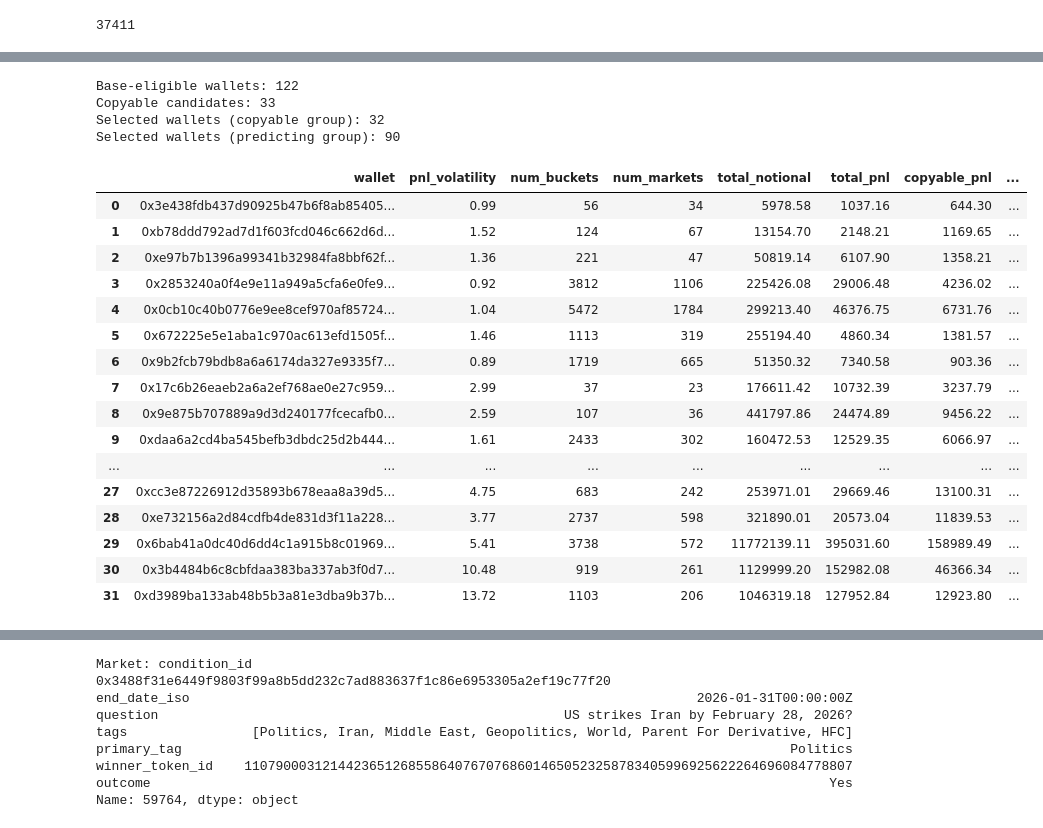
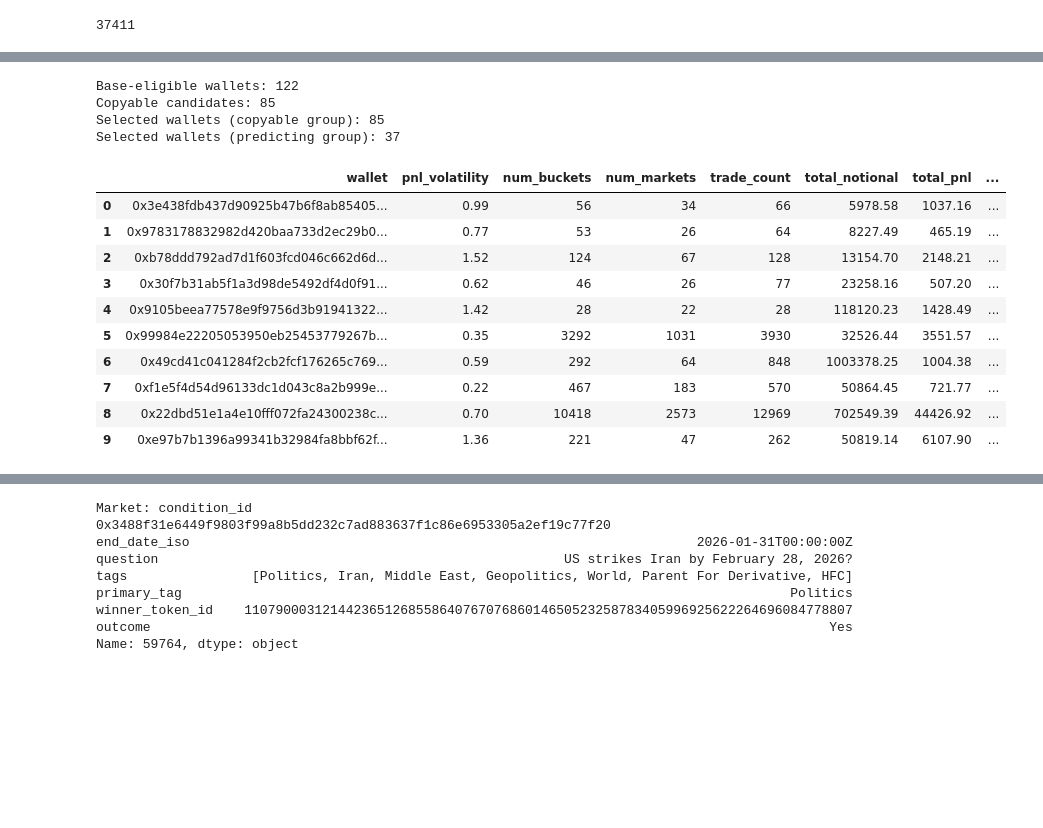
Before and after one commit to vobornij/polymarket, a Jupyter notebook: notebooks/flow/stage1_wallet_strategy_selection.ipynb, the cells around one changed output, grey strips where cells are left out. Cells and saved outputs as stored; diff of their text form; code cells hidden in the pictures; blank space fills up the shorter version.

```diff
--- a/notebooks/flow/stage1_wallet_strategy_selection.ipynb
+++ b/notebooks/flow/stage1_wallet_strategy_selection.ipynb
@@ -429,8 +426,9 @@ eligible_base['predicting_final_score'] = eligible_base['predictability_score']
 copyable_mask = (
     (eligible_base['copyable_pnl'] > 0)
     # & (eligible_base['copyable_pnl_factor'] >= 0.1)
-    & (eligible_base['copyable_roi'] >= 0.03)
-    & (eligible_base['median_roi'] >= 0.00)
+    # & (eligible_base['copyable_roi'] >= 0.01)
+    # & (eligible_base['median_roi'] >= 0.00)
+    # & (eligible_base['average_roi'] >= 0.04)
     # & (
     #     eligible_base['max_copyable_drawdown_to_copyable_pnl']
     #     .fillna(eligible_base['max_drawdown_to_pnl'])
@@ -458,11 +456,7 @@ copyable_candidates['final_score'] = (
 )
 
 wallet_cohorts['copyable_group'] = (
-    copyable_candidates[
-        (copyable_candidates['copyable_score'] >= COPYABLE_SCORE_MIN)
-        # & (copyable_candidates['final_score'] >= COPYABLE_FINAL_SCORE_MIN)
-        # & (copyable_candidates['predicting_final_score'] >= PREDICTING_SCORE_MIN)
-    ]
+    copyable_candidates
     .sort_values('final_score', ascending=False)
     .reset_index(drop=True)
 )
@@ -470,51 +464,45 @@ wallet_cohorts['copyable_group'] = (
 predicting_pool = eligible_base[
     ~eligible_base['wallet'].isin(wallet_cohorts['copyable_group']['wallet'])
 ].copy()
 wallet_cohorts['predicting_group'] = (
     predicting_pool
     # predicting_pool[predicting_pool['predicting_final_score'] >= PREDICTING_SCORE_MIN]
     .sort_values('predicting_final_score', ascending=False)
     .reset_index(drop=True)
 )
 
 if wallet_cohorts['copyable_group'].empty:
     raise ValueError('No wallets passed copyable-group thresholds.')
 if wallet_cohorts['predicting_group'].empty:
     raise ValueError('No wallets passed predicting-group threshold.')
 
 overlap = set(wallet_cohorts['copyable_group']['wallet']) & set(wallet_cohorts['predicting_group']['wallet'])
 if overlap:
     raise ValueError(f'Wallet groups must be disjoint; found overlap of {len(overlap)} wallets.')
 
 wallet_cohorts['copyable_group']['wallet_quality'] = wallet_cohorts['copyable_group']['final_score']
 wallet_cohorts['predicting_group']['wallet_quality'] = wallet_cohorts['predicting_group']['predicting_final_score']
 
 wallet_cohorts['multi_filter'] = wallet_cohorts['copyable_group'].copy()
 
 print(f"Base-eligible wallets: {len(eligible_base):,}")
 print(f"Copyable candidates: {len(copyable_candidates):,}")
 print(f"Selected wallets (copyable group): {len(wallet_cohorts['copyable_group']):,}")
 print(f"Selected wallets (predicting group): {len(wallet_cohorts['predicting_group']):,}")
-wallet_cohorts['copyable_group'].head(200)
+wallet_cohorts['copyable_group'].head(10)
 # %% [output]
 Base-eligible wallets: 122
-Copyable candidates: 33
-Selected wallets (copyable group): 32
-Selected wallets (predicting group): 90
+Copyable candidates: 85
+Selected wallets (copyable group): 85
+Selected wallets (predicting group): 37
-|  | wallet | pnl_volatility | num_buckets | num_markets | total_notional | total_pnl | copyable_pnl | ... |
-| 0 | 0x3e438fdb437d90925b47b6f8ab85405... | 0.99 | 56 | 34 | 5978.58 | 1037.16 | 644.30 | ... |
-| 1 | 0xb78ddd792ad7d1f603fcd046c662d6d... | 1.52 | 124 | 67 | 13154.70 | 2148.21 | 1169.65 | ... |
-| 2 | 0xe97b7b1396a99341b32984fa8bbf62f... | 1.36 | 221 | 47 | 50819.14 | 6107.90 | 1358.21 | ... |
-| 3 | 0x2853240a0f4e9e11a949a5cfa6e0fe9... | 0.92 | 3812 | 1106 | 225426.08 | 29006.48 | 4236.02 | ... |
-| 4 | 0x0cb10c40b0776e9ee8cef970af85724... | 1.04 | 5472 | 1784 | 299213.40 | 46376.75 | 6731.76 | ... |
-| 5 | 0x672225e5e1aba1c970ac613efd1505f... | 1.46 | 1113 | 319 | 255194.40 | 4860.34 | 1381.57 | ... |
-| 6 | 0x9b2fcb79bdb8a6a6174da327e9335f7... | 0.89 | 1719 | 665 | 51350.32 | 7340.58 | 903.36 | ... |
-| 7 | 0x17c6b26eaeb2a6a2ef768ae0e27c959... | 2.99 | 37 | 23 | 176611.42 | 10732.39 | 3237.79 | ... |
-| 8 | 0x9e875b707889a9d3d240177fcecafb0... | 2.59 | 107 | 36 | 441797.86 | 24474.89 | 9456.22 | ... |
-| 9 | 0xdaa6a2cd4ba545befb3dbdc25d2b444... | 1.61 | 2433 | 302 | 160472.53 | 12529.35 | 6066.97 | ... |
-| ... | ... | ... | ... | ... | ... | ... | ... | ... |
-| 27 | 0xcc3e87226912d35893b678eaa8a39d5... | 4.75 | 683 | 242 | 253971.01 | 29669.46 | 13100.31 | ... |
-| 28 | 0xe732156a2d84cdfb4de831d3f11a228... | 3.77 | 2737 | 598 | 321890.01 | 20573.04 | 11839.53 | ... |
-| 29 | 0x6bab41a0dc40d6dd4c1a915b8c01969... | 5.41 | 3738 | 572 | 11772139.11 | 395031.60 | 158989.49 | ... |
-| 30 | 0x3b4484b6c8cbfdaa383ba337ab3f0d7... | 10.48 | 919 | 261 | 1129999.20 | 152982.08 | 46366.34 | ... |
-| 31 | 0xd3989ba133ab48b5b3a81e3dba9b37b... | 13.72 | 1103 | 206 | 1046319.18 | 127952.84 | 12923.80 | ... |
+|  | wallet | pnl_volatility | num_buckets | num_markets | trade_count | total_notional | total_pnl | ... |
+| 0 | 0x3e438fdb437d90925b47b6f8ab85405... | 0.99 | 56 | 34 | 66 | 5978.58 | 1037.16 | ... |
+| 1 | 0x9783178832982d420baa733d2ec29b0... | 0.77 | 53 | 26 | 64 | 8227.49 | 465.19 | ... |
+| 2 | 0xb78ddd792ad7d1f603fcd046c662d6d... | 1.52 | 124 | 67 | 128 | 13154.70 | 2148.21 | ... |
+| 3 | 0x30f7b31ab5f1a3d98de5492df4d0f91... | 0.62 | 46 | 26 | 77 | 23258.16 | 507.20 | ... |
+| 4 | 0x9105beea77578e9f9756d3b91941322... | 1.42 | 28 | 22 | 28 | 118120.23 | 1428.49 | ... |
+| 5 | 0x99984e22205053950eb25453779267b... | 0.35 | 3292 | 1031 | 3930 | 32526.44 | 3551.57 | ... |
+| 6 | 0x49cd41c041284f2cb2fcf176265c769... | 0.59 | 292 | 64 | 848 | 1003378.25 | 1004.38 | ... |
+| 7 | 0xf1e5f4d54d96133dc1d043c8a2b999e... | 0.22 | 467 | 183 | 570 | 50864.45 | 721.77 | ... |
+| 8 | 0x22dbd51e1a4e10fff072fa24300238c... | 0.70 | 10418 | 2573 | 12969 | 702549.39 | 44426.92 | ... |
+| 9 | 0xe97b7b1396a99341b32984fa8bbf62f... | 1.36 | 221 | 47 | 262 | 50819.14 | 6107.90 | ... |
```
Also changed, not shown: parts of 16 cells of this notebook, 3 other files.
